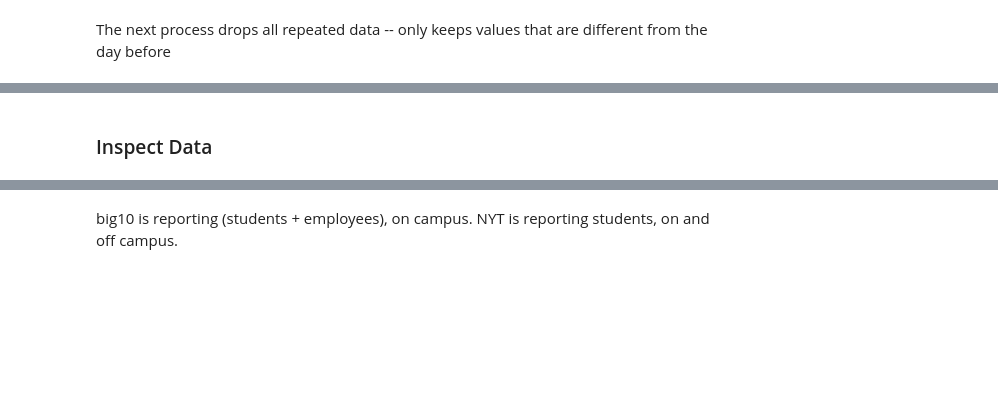
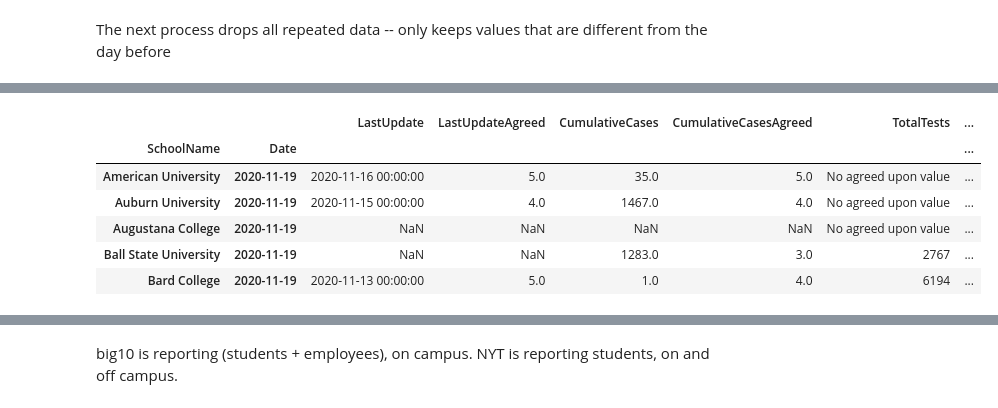
Before and after one commit to kevin-q2/Covid_Diffusion, a Jupyter notebook: src/NYT-Big10.ipynb, the cells around one changed output, grey strips where cells are left out. Saved outputs shown, nothing was run; the diff lists cells and outputs as text; code cells hidden in the pictures; blank space fills up the shorter version.

```diff
--- a/src/NYT-Big10.ipynb
+++ b/src/NYT-Big10.ipynb
@@ -53,2 +55,10 @@ big10_df.drop(['School', 'Date'], axis = 1, inplace = True)
+# %%
+turk_df = pd.read_csv('../MTurk_Data/turk11_19_2020.csv')
+turk_df['Date'] = pd.to_datetime('2020-11-19',format='%Y-%m-%d')
+Cases = turk_df['CumulativeCases'].copy()
+Cases[turk_df['CumulativeCases'] == 'No agreed upon value'] = np.nan
+turk_df['CumulativeCases'] = Cases.astype('float')
+turk_df.index = pd.MultiIndex.from_frame(turk_df[['SchoolName', 'Date']])
+turk_df.drop(['SchoolName', 'Unnamed: 0', 'Date'], axis = 1, inplace = True)
 # %% [markdown]
 The next process drops all repeated data -- only keeps values that are different from the day before
@@ -74,3 +90,11 @@ for df, test_col in [(big10_df, 'Confirmed'), (nyt_df, 'Cases')]:
-# %% [markdown]
-### Inspect Data
+# %%
+turk_df.head()
+# %% [output]
+|  |  | LastUpdate | LastUpdateAgreed | CumulativeCases | CumulativeCasesAgreed | TotalTests | ... |
+| SchoolName | Date |  |  |  |  |  | ... |
+| American University | 2020-11-19 | 2020-11-16 00:00:00 | 5.0 | 35.0 | 5.0 | No agreed upon value | ... |
+| Auburn University | 2020-11-19 | 2020-11-15 00:00:00 | 4.0 | 1467.0 | 4.0 | No agreed upon value | ... |
+| Augustana College | 2020-11-19 | NaN | NaN | NaN | NaN | No agreed upon value | ... |
+| Ball State University | 2020-11-19 | NaN | NaN | 1283.0 | 3.0 | 2767 | ... |
+| Bard College | 2020-11-19 | 2020-11-13 00:00:00 | 5.0 | 1.0 | 4.0 | 6194 | ... |
 # %%
```
Also changed, not shown: parts of 15 cells of this notebook.
